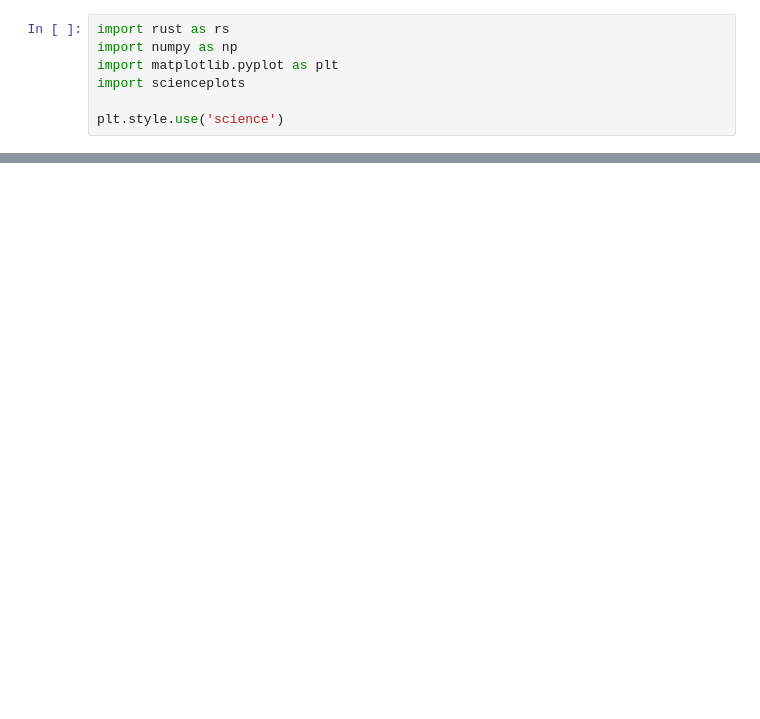
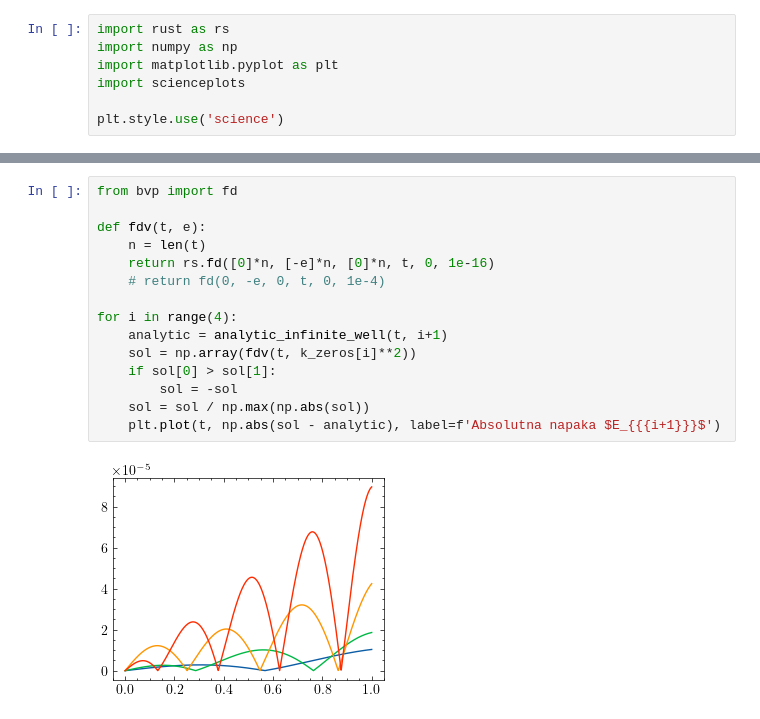
Before and after one commit to hyhmir/mafiski_praktikum, a Jupyter notebook: 08/analysing.ipynb, the cells around one changed output, grey strips where cells are left out. Cells and saved outputs as stored; diff of their text form; blank space fills up the shorter version.

```diff
--- a/08/analysing.ipynb
+++ b/08/analysing.ipynb
@@ -68,0 +101,17 @@ print(max(rs.shooter(0, 0, 1, 0.5, t, 1e-3, k_zeros[2], False, False)))
+# %%
+from bvp import fd
+
+def fdv(t, e):
+    n = len(t)
+    return rs.fd([0]*n, [-e]*n, [0]*n, t, 0, 1e-16)
+    # return fd(0, -e, 0, t, 0, 1e-4)
+
+for i in range(4):
+    analytic = analytic_infinite_well(t, i+1)
+    sol = np.array(fdv(t, k_zeros[i]**2))
+    if sol[0] > sol[1]:
+        sol = -sol
+    sol = sol / np.max(np.abs(sol))
+    plt.plot(t, np.abs(sol - analytic), label=f'Absolutna napaka $E_{{{i+1}}}$')
+# %% [output]
+[figure, added]
```
Also changed, not shown: parts of 6 cells of this notebook, 3 other files.
